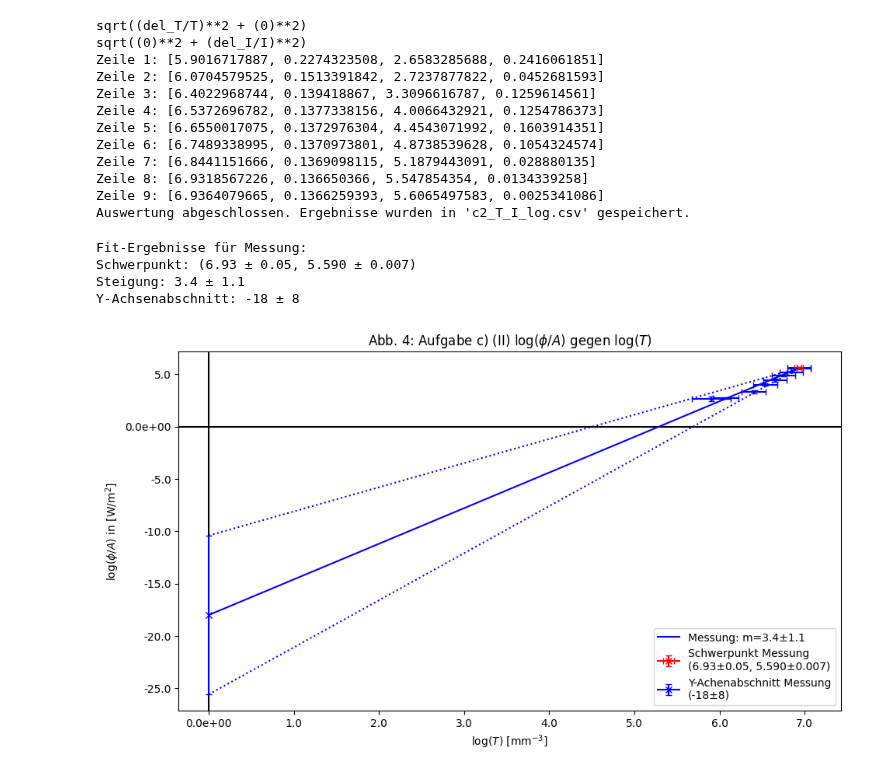
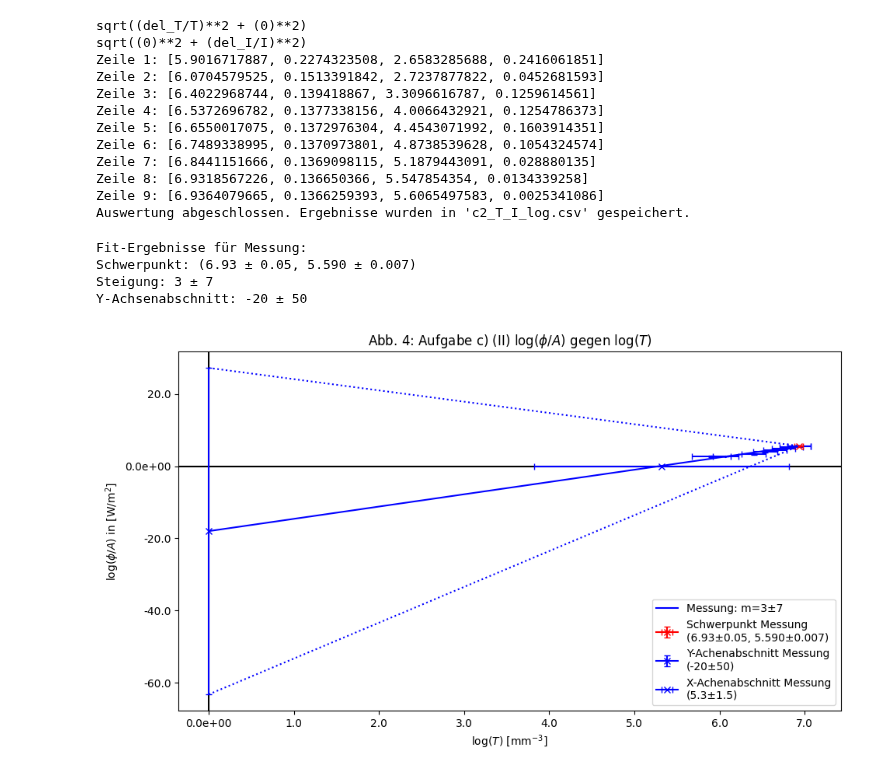
Before and after one commit to Patrixon0/data-analysis-plotting-tool, a Jupyter notebook: P3/Theo_Patrick/372/372_main.ipynb, the cells around one changed output. Drawn from its saved outputs; the diff is of its cells as text; code cells hidden in the pictures.

```diff
--- a/P3/Theo_Patrick/372/372_main.ipynb
+++ b/P3/Theo_Patrick/372/372_main.ipynb
@@ -316,33 +317,34 @@ Auswertung abgeschlossen. Ergebnisse wurden in 'c2_T_I_log.csv' gespeichert.
 # %%
 geraden_fit(
     exp_nr='',
-    file_n='c2_T_I_log.txt',
+    file_n='c2_T_I_log.csv',
     title=r'Abb. 4: Aufgabe c) (II) $\log(\phi / A)$ gegen $\log(T)$',
     y_label=r'$\log(\phi / A)$ in [$\text{W} / \text{m}^2$]',
     x_label=r'$\log(T)$ [$\text{mm}^{-3}$]',
     save=True,
     length=11,
     height=6,
     x_axis=0,
     y_axis=0,
     # x_major_ticks=50,   # Hauptticks alle 10 Einheiten
     # x_minor_ticks=10,    # Nebenticks alle 1 Einheit
     # y_major_ticks=0.2,
     # y_minor_ticks=0.05,
     legendlocation='best',
     y_labels=['Messung'],  # Provide labels for each dataset
     # y_markers=['o'],       # Optional: specify markers
     y_colors=['blue'], # Optional: specify colors
     x_decimal_places=0,
     y_decimal_places=1,
     plot_errors =  True,
     linear_fit=True,
     plot_y_inter=True,
-    size = 1.3
+    size = 1.3,
+    plot_x_inter = True
 )
 # %% [output]
 Fit-Ergebnisse für Messung:
 Schwerpunkt: (6.93 ± 0.05, 5.590 ± 0.007)
-Steigung: 3.4 ± 1.1
-Y-Achsenabschnitt: -18 ± 8
+Steigung: 3 ± 7
+Y-Achsenabschnitt: -20 ± 50
-[figure, old version]
+[figure, new version]
```
Also changed, not shown: parts of 6 cells of this notebook, 10 other files.
